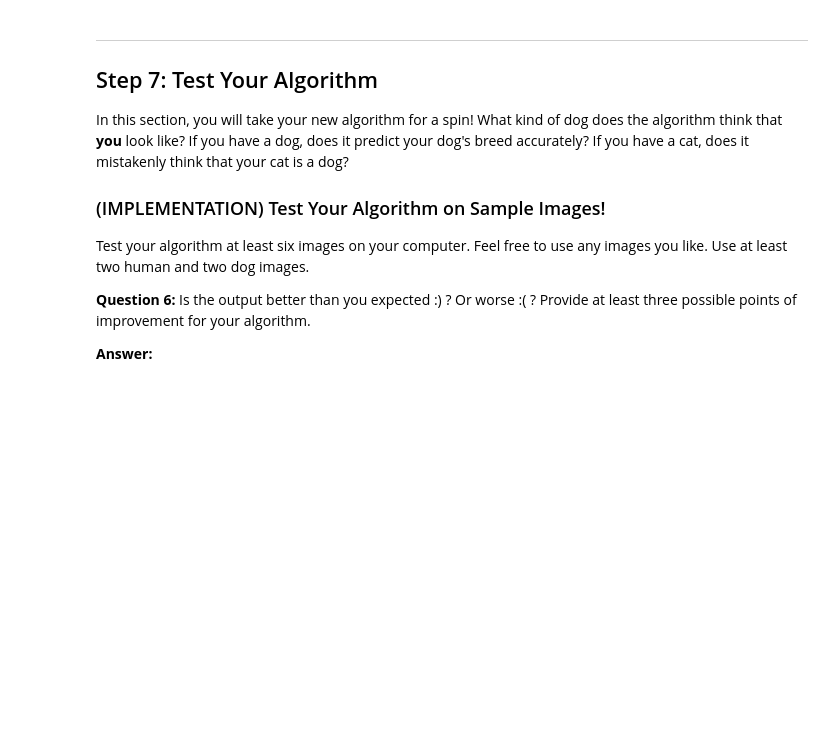
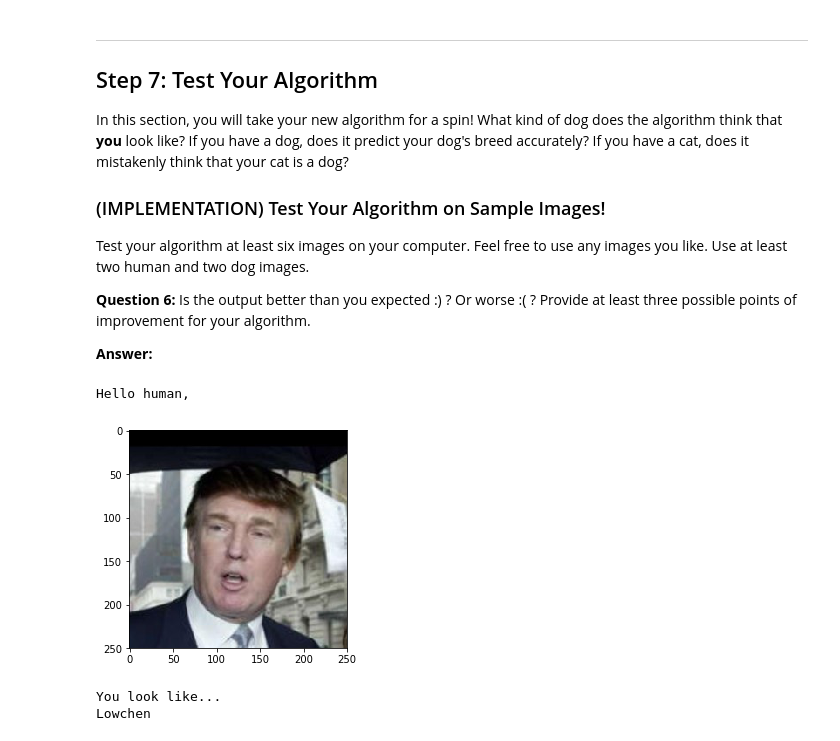
Before and after one commit to arkitpatel/Dog-Breed-Classifier, a Jupyter notebook: dog_app.ipynb, the cells around one changed output. Drawn from its saved outputs; the diff is of its cells as text; code cells hidden in the pictures; blank space fills up the shorter version.

```diff
--- a/dog_app.ipynb
+++ b/dog_app.ipynb
@@ -744,6 +743,15 @@ Some sample output for our algorithm is provided below, but feel free to design
 # %%
 ### TODO: Write your algorithm.
 ### Feel free to use as many code cells as needed.
+def algorithm(path):
+    if dog_detector(path):
+        breed = Xception_predict_breed(path)
+        return ("dog", breed)
+    elif face_detector(path):
+        breed = Xception_predict_breed(path)
+        return ("human", breed)
+    else:
+        return ("Error")
 # %% [markdown]
 ---
 <a id='step7'></a>
@@ -761,4 +769,21 @@ __Answer:__
 # %%
 ## TODO: Execute your algorithm from Step 6 on
 ## at least 6 images on your computer.
 ## Feel free to use as many code cells as needed.
+def pretty_show(path, prediction):
+    if prediction[0] == "human":
+        print("Hello human,")
+        img = cv2.imread(path)
+        img = cv2.cvtColor(img, cv2.COLOR_BGR2RGB)
+        plt.imshow(img)
+        plt.show()
+        print("You look like...")
+        print(prediction[1])
+
+img1_path = "lfw/Donald_Trump/Donald_Trump_0001.jpg"
+pretty_show(img1_path, algorithm(img1_path))
+# %% [output]
+Hello human,
+[figure, added]
+You look like...
+Lowchen
```
Also changed, not shown: parts of 2 cells of this notebook.
